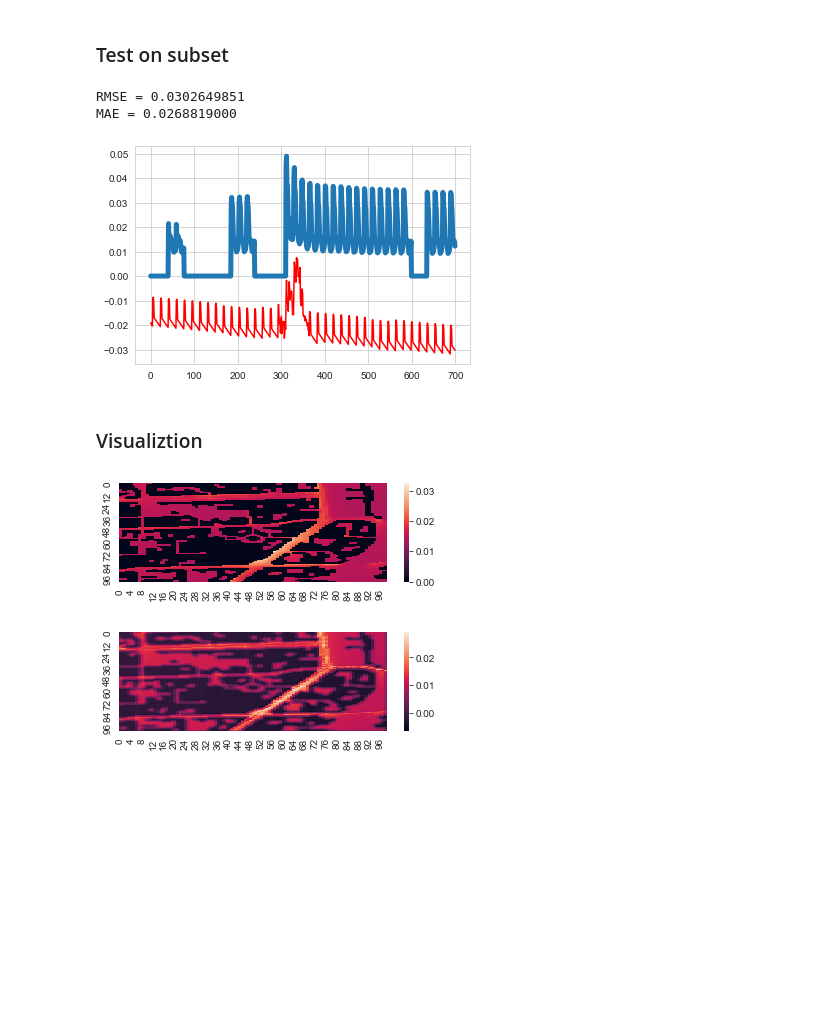
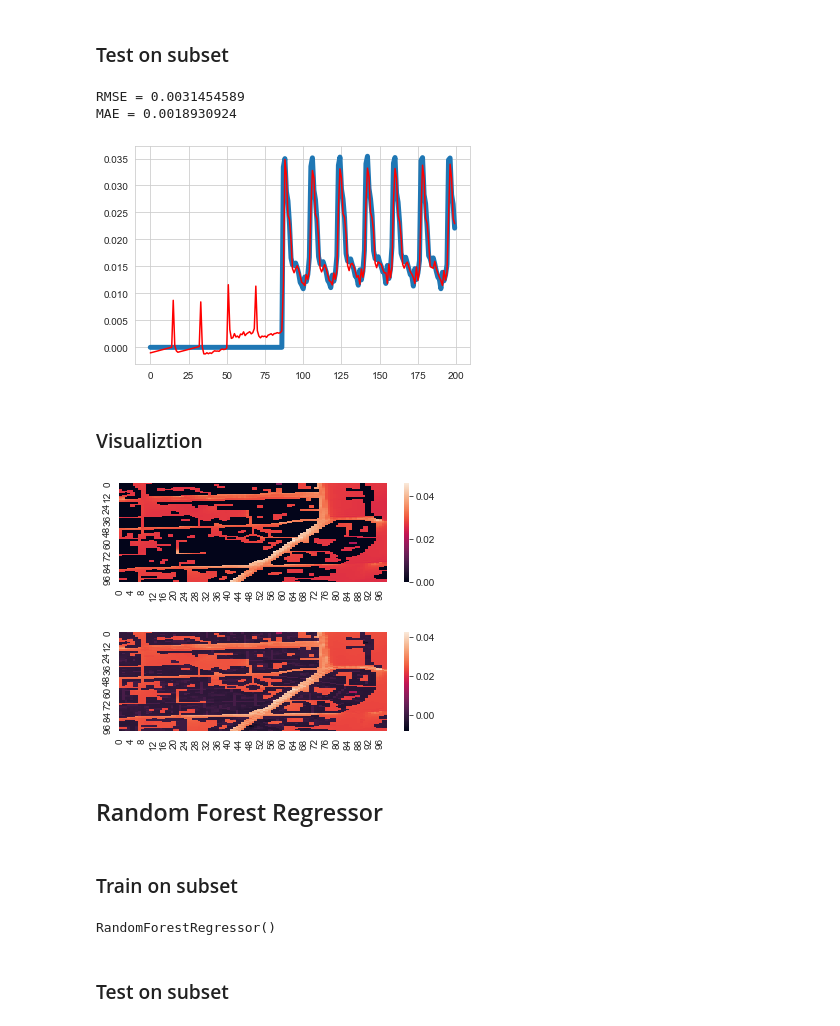
Before and after one commit to zlukich/no_palm, a Jupyter notebook: time_series_predicting_tutorial.ipynb, the cells around one changed output. Cells and saved outputs as stored; diff of their text form; code cells hidden in the pictures; blank space fills up the shorter version.

Commit message:
added fill with art hours

```diff
--- a/time_series_predicting_tutorial.ipynb
+++ b/time_series_predicting_tutorial.ipynb
@@ -340,6 +519,6 @@ test2525
 124848 rows × 15 columns
 # %%
 window_size = 4
-ml_spec1_trainset = reshape_whole_table(test2525,window_size,target_value="emission_value_out",drop_columns=["x","y","building_height"],include_target=False)
+ml_spec1_trainset = reshape_whole_table(test2525,window_size,target_value="emission_value_out",drop_columns=["x","y","building_height","wind"],include_target=True)
 ml_spec1_trainset
 # %% [output]
@@ -726,19 +903,14 @@ test
 # %%
 #parameters
 window_size = 4
-drop_template = "out"
 #trainset
 day_trainset = day_spec1.copy()
 day_trainset = day_trainset.loc[(day_trainset["x"]<= 150) & (day_trainset["y"]<=250)]
-day_trainset_windowed = reshape_to_window(day_trainset,window_size=window_size,drop_columns=["x","y","building_height","wind"],include_target=False,target_value="emission_value_out")
-day_trainset_windowed = day_trainset_windowed.drop(columns=["nbr_out(3)","nbl_out(3)","nbu_out(3)","nbd_out(3)"],axis=1)
-day_trainset_target = day_trainset_windowed["emission_value_out"]
-day_trainset_windowed = day_trainset_windowed.loc[:,~day_trainset_windowed.columns.str.contains(drop_template, case=False)]
+day_trainset_windowed_temp = reshape_to_window(day_trainset,window_size=window_size,drop_columns=["x","y","building_height","wind"],include_target=True,target_value="emission_value_out")
+day_trainset_windowed_temp = day_trainset_windowed_temp.drop(columns=["nbr_out(3)","nbl_out(3)","nbu_out(3)","nbd_out(3)"],axis=1)
+
 #testset
 day_testset = day_spec1.copy()
-day_testset = day_spec1.loc[(day_spec1["x"]> 150) & (day_spec1["y"]>250)]
-day_testset_windowed = reshape_to_window(day_testset,window_size=window_size,drop_columns=["x","y","building_height","wind"],include_target=False,target_value="emission_value_out")
-day_testset_windowed = day_testset_windowed.drop(columns=["nbr_out(3)","nbl_out(3)","nbu_out(3)","nbd_out(3)"],axis=1)
-day_testset_target = day_testset_windowed["emission_value_out"]
-day_testset_windowed = day_testset_windowed.loc[:,~day_testset_windowed.columns.str.contains(drop_template, case=False)]
-day_testset_windowed
+day_testset = day_spec1.loc[(day_spec1["x"]> 150) & (day_spec1["y"]>250)] # XXX Change it here
+day_testset_windowed_temp = reshape_to_window(day_testset,window_size=window_size,drop_columns=["x","y","building_height","wind"],include_target=True,target_value="emission_value_out")
+day_testset_windowed_temp = day_testset_windowed_temp.drop(columns=["nbr_out(3)","nbl_out(3)","nbu_out(3)","nbd_out(3)"],axis=1)
@@ -776,0 +917,9 @@ day_spec1_row = day_spec1_row.loc[(day_spec1_row["hour"])<]
+# %%
+filtered_columns = trainset.filter(regex='nb.*out|emission_value_out$')
+
+day_trainset_target = day_trainset_windowed_temp["emission_value_out"]
+day_trainset_windowed = day_trainset_windowed_temp.loc[:,~day_trainset_windowed_temp.columns.isin(filtered_columns.columns)]
+
+day_testset_target = day_testset_windowed_temp["emission_value_out"]
+day_testset_windowed = day_testset_windowed_temp.loc[:,~day_testset_windowed_temp.columns.isin(filtered_columns.columns)]
+day_testset_windowed
@@ -788,32 +951,43 @@ LinearRegression()
 # %%
 pred_day_testset_target = day_lr_model.predict(day_testset_windowed)
 
 lr_y = day_testset_target
 lr_y_pred = pred_day_testset_target
 lr_residuals = day_testset_target - pred_day_testset_target
 lr_rmse = np.sqrt(np.sum(np.power(lr_residuals, 2)) / len(lr_residuals))
 print('RMSE = %.10f' % lr_rmse)
 print('MAE = %.10f' % mean_absolute_error(lr_y, lr_y_pred))
 
-(ystart, yend) = (1000, 1700)
+(ystart, yend) = (0, 200)
 plt.plot([i for i in range(len(lr_y[ystart:yend]))], lr_y[ystart:yend], label="Actual y", linewidth=5)
 plt.plot([i for i in range(len(lr_y[ystart:yend]))], lr_y_pred[ystart:yend], label="Predicted y", alpha=1, color="red")
 plt.show()
 # %% [output]
-RMSE = 0.0302649851
-MAE = 0.0268819000
+RMSE = 0.0031454589
+MAE = 0.0018930924
-[figure, old version]
+[figure, new version]
 # %% [markdown]
 ### Visualiztion
 # %%
 viz_ml = day_testset_windowed.copy()
 viz_ml["pred_emission_value_out"] = lr_y_pred
 viz_ml["emission_value_out"] = lr_y
-hour = 35
+hour = 30
 plt.subplot(2,1,1)
 make_heatmap_from_pd(viz_ml,hour,hour_name="hour(3)",target_name="emission_value_out")
 plt.subplot(2,1,2)
 make_heatmap_from_pd(viz_ml,hour,hour_name="hour(3)",target_name="pred_emission_value_out")
 # %% [output]
-[figure, old version]
+[figure, new version]
-[figure, old version]
+[figure, new version]
+# %% [markdown]
+## Random Forest Regressor
+# %% [markdown]
+### Train on subset
+# %%
+day_rf_model = RandomForestRegressor()
+day_rf_model.fit(day_trainset_windowed,day_trainset_target)
+# %% [output]
+RandomForestRegressor()
+# %% [markdown]
+### Test on subset
```
Also changed, not shown: parts of 51 cells of this notebook, 1 other file.
